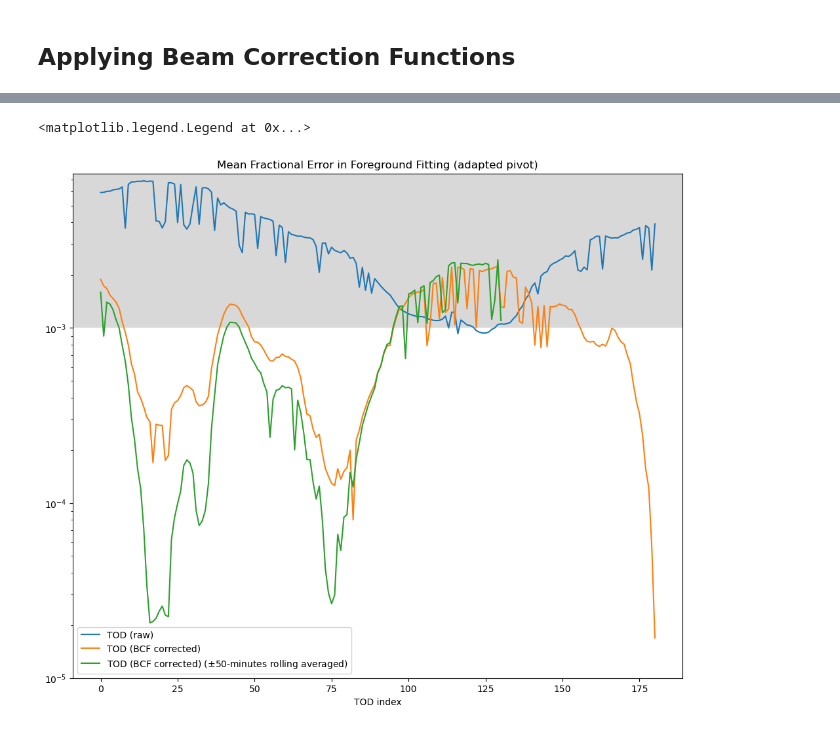
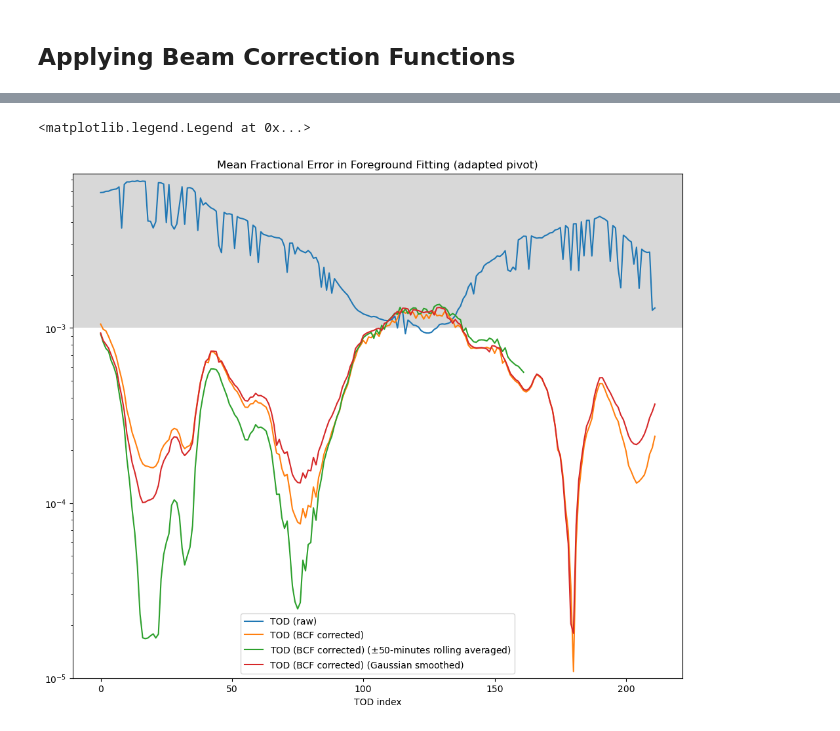
Before and after one commit to zzhang0123/MERS, a Jupyter notebook: fitting_foregrounds.ipynb, the cells around one changed output, grey strips where cells are left out. Drawn from its saved outputs; the diff is of its cells as text; code cells hidden in the pictures.

```diff
--- a/fitting_foregrounds.ipynb
+++ b/fitting_foregrounds.ipynb
@@ -149,14 +149,24 @@ ref_map = Mel_model.map(freq_list[30])
 BCF_cube = np.array(horn_wet.generate_BCF(ref_map, ref_beam_window))
 # %%
 RHINO_tod_BCF = mel_sky_RHINO_convolved[pix_indices, :] / BCF_cube[pix_indices, :]
+# %%
+max_order= 9
 # %%
-_, loss_tod_BCF_adapted = fit_entire_map(RHINO_tod_BCF, spec_ind_tod, freq_list, nu_ref=None, max_order=6, fixed_pivot=False)
+_, loss_tod_BCF_adapted = fit_entire_fg_map(RHINO_tod_BCF, spec_ind_tod, freq_list, nu_ref=None, max_order=max_order, fixed_pivot=False)
 # %%
 window_size = 51  # -5 to +5 inclusive (11 elements total)
 windows = np.lib.stride_tricks.sliding_window_view(RHINO_tod_BCF, (window_size,), axis=0)
 RHINO_tod_BCF_rolling_average = windows.mean(axis=-1)
 
-_, loss_tod_BCF_rolling_avrg_adapted = fit_entire_map(RHINO_tod_BCF_rolling_average, spec_ind_tod, freq_list, nu_ref=None, max_order=6, fixed_pivot=False)
+_, loss_tod_BCF_rolling_avrg_adapted = fit_entire_fg_map(RHINO_tod_BCF_rolling_average, spec_ind_tod, freq_list, nu_ref=None, max_order=max_order, fixed_pivot=False)
+# %%
+from scipy.ndimage import gaussian_filter1d
+
+# RHINO_tod_BCF is your input 2D array (time x frequency)
+# sigma controls the width of the Gaussian window
+sigma = 30  # adjust as needed
+RHINO_tod_BCF_gaussian_smoothed = gaussian_filter1d(RHINO_tod_BCF, sigma=sigma, axis=0, mode='reflect')
+_, loss_tod_BCG_Gaussian_smoothed = fit_entire_fg_map(RHINO_tod_BCF_gaussian_smoothed, spec_ind_tod, freq_list, nu_ref=None, max_order=max_order, fixed_pivot=False)
 # %%
 # Get the indices where loss_tod_BCF_adapted is less than 5*10^-4
 
@@ -171,17 +181,18 @@ array([0.00030405])
 # %%
 # Figure size:
 plt.figure(figsize=(12, 10))
 
 plt.plot(loss_tod_adapted, label='TOD (raw)')
 plt.plot(loss_tod_BCF_adapted, label='TOD (BCF corrected)')
 plt.plot(loss_tod_BCF_rolling_avrg_adapted, label=r'TOD (BCF corrected) ($\pm 50$-minutes rolling averaged)')
+plt.plot(loss_tod_BCG_Gaussian_smoothed, label=r'TOD (BCF corrected) (Gaussian smoothed)')
 # Set the region above 0.002 to be gray
 plt.gca().axhspan(ymin=0.001, ymax=1, facecolor='gray', alpha=0.3)
 plt.ylim(0.00001, 1.1*np.max(loss_tod_adapted))
 plt.yscale('log')
 plt.xlabel('TOD index')
 plt.title('Mean Fractional Error in Foreground Fitting (adapted pivot)')
 plt.legend()
 # %% [output]
 <matplotlib.legend.Legend at 0x...>
-[figure, old version]
+[figure, new version]
```
Also changed, not shown: parts of 11 cells of this notebook, 5 other files.
